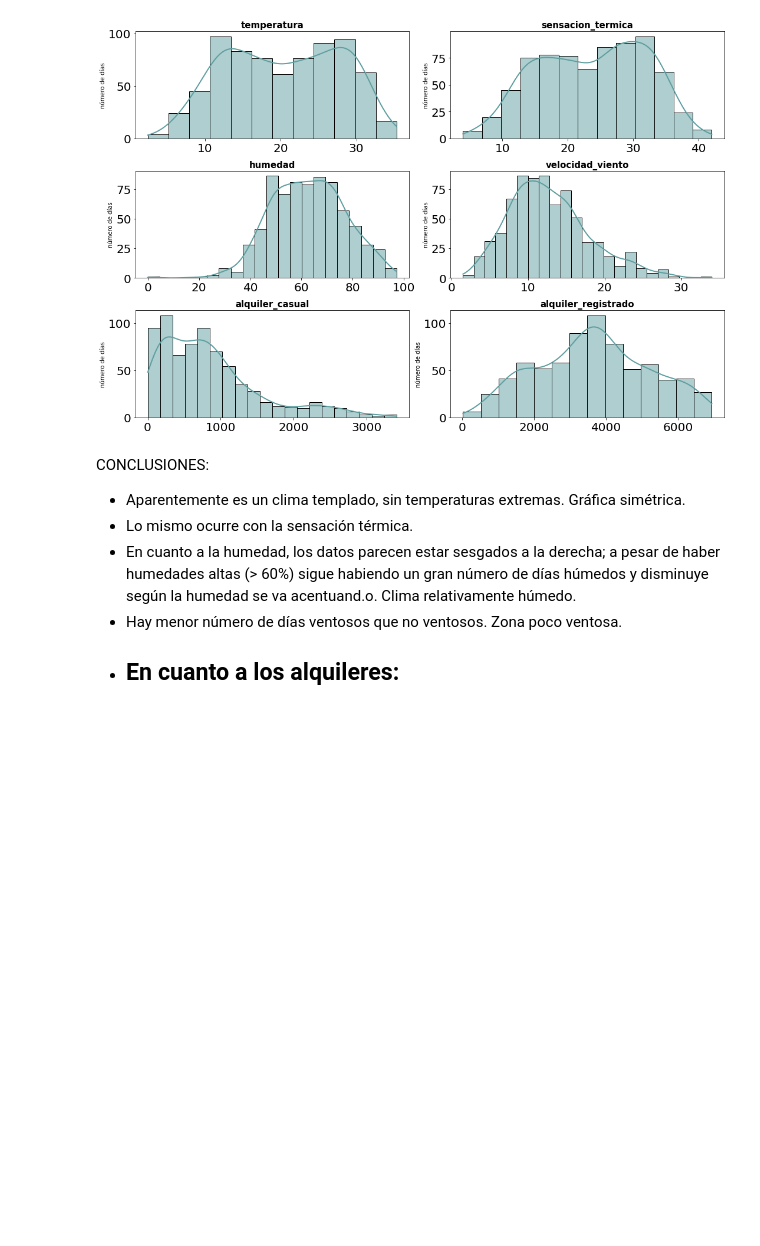
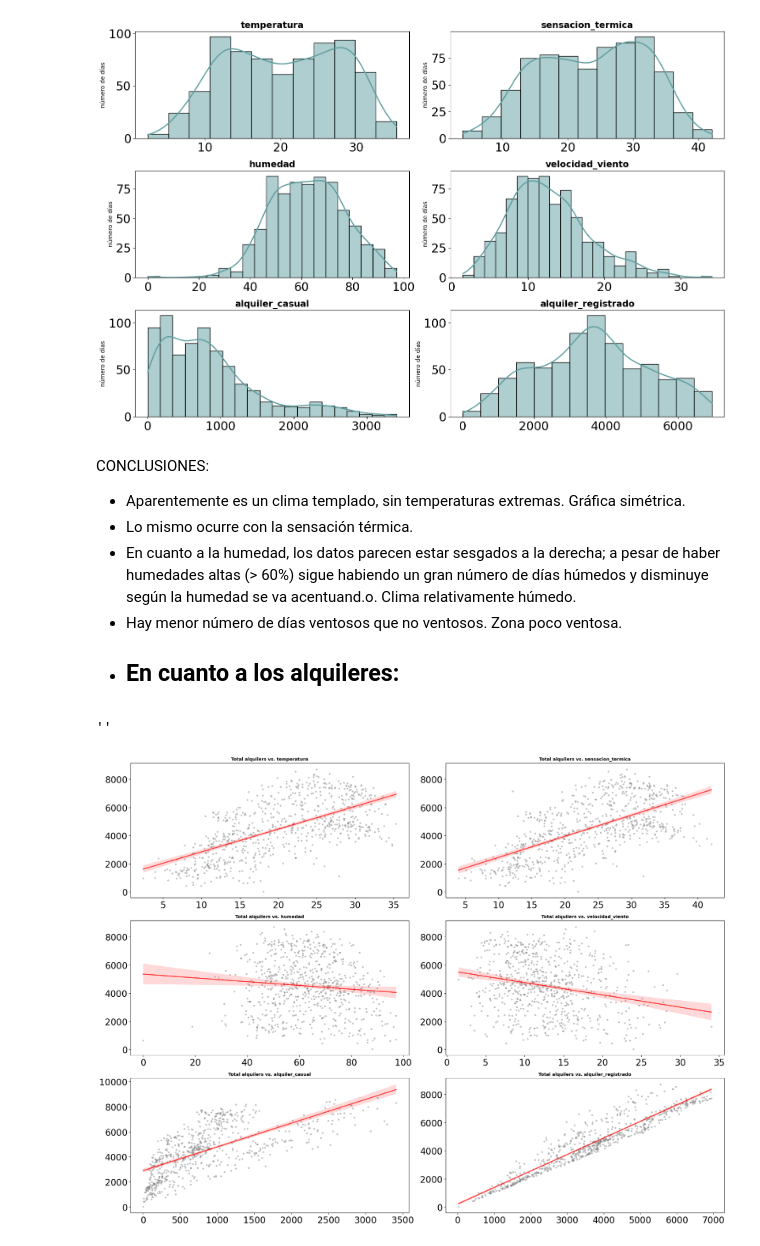
Before and after one commit to LourdesBoj/promoE-modulo3-proyecto-equipo3-Andrea-Catalina-Lourdes-AnaLopez, a Jupyter notebook: EDA.ipynb, the cells around one changed output. Drawn from its saved outputs; the diff is of its cells as text; code cells hidden in the pictures; blank space fills up the shorter version.

```diff
--- a/EDA.ipynb
+++ b/EDA.ipynb
@@ -253,24 +255,25 @@ CONCLUSIONES:
     -
 # %%
 # Relación entre variables predictoras y la variable respuesta
-fig, axes = plt.subplots(nrows = 9, ncols = 2, figsize = (70, 60))
+fig, axes = plt.subplots(nrows = 3, ncols = 2, figsize = (20, 15))
 axes = axes.flat
-num = df_final.select_dtypes(include = np.number).columns
-num = num.drop("salario")
+num = df.select_dtypes(include = np.number).columns
+num = num.drop("total_alquileres")
 for i, colum in enumerate(num):
     sns.regplot(
-        x = df_final[colum],
-        y = df_final["salario"],
+        x = df[colum],
+        y = df["total_alquileres"],
         color = "gray",
         marker = ".",
         scatter_kws = {"alpha": 0.4},
         line_kws = {"color": "red", "alpha": 0.7 },
         ax = axes[i])
-    axes[i].set_title(f"Salario vs. precio de {colum}", fontsize = 10, fontweight = "bold")
+    axes[i].set_title(f"Total alquilers vs. {colum}", fontsize = 10, fontweight = "bold")
     axes[i].tick_params(labelsize = 20)
     axes[i].set_xlabel("")
     axes[i].set_ylabel("")
 fig.tight_layout()
-fig.delaxes(axes[-1])
-fig.delaxes(axes[-2])
-fig.delaxes(axes[-3]);
+;
+# %% [output]
+''
+[figure, added]
```
Also changed, not shown: parts of 20 cells of this notebook.
